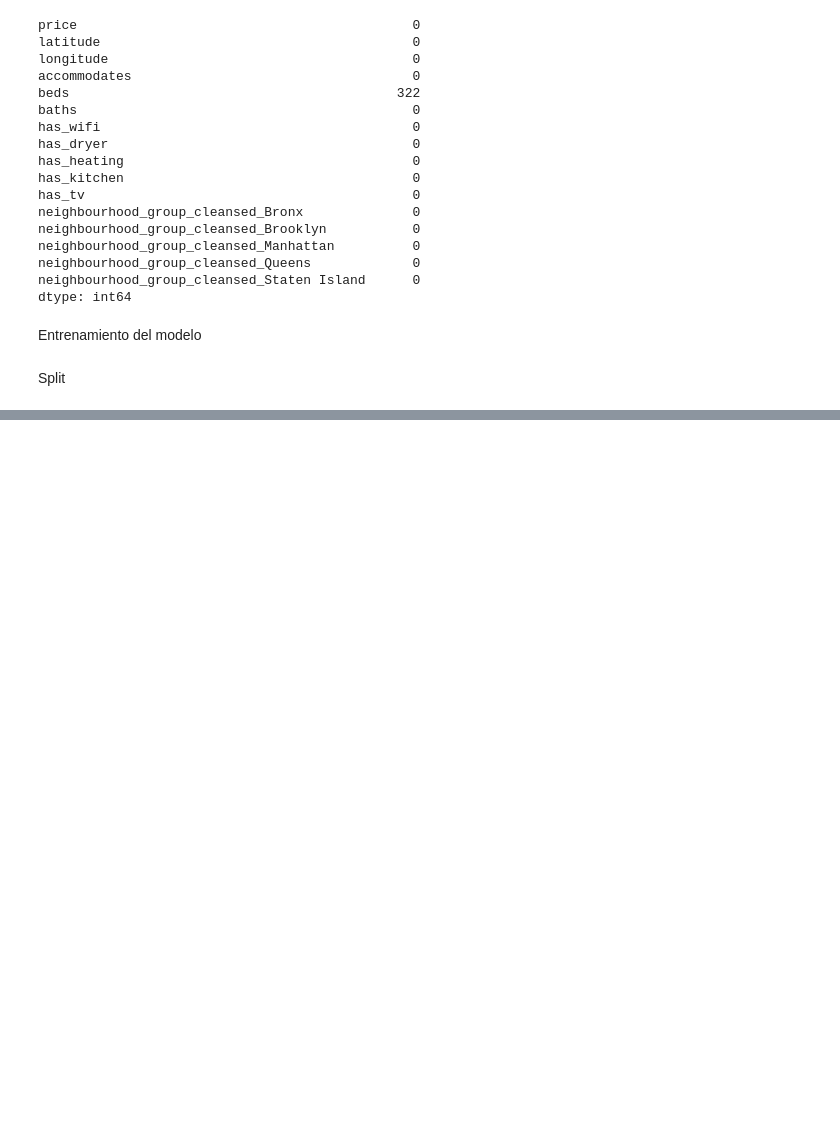
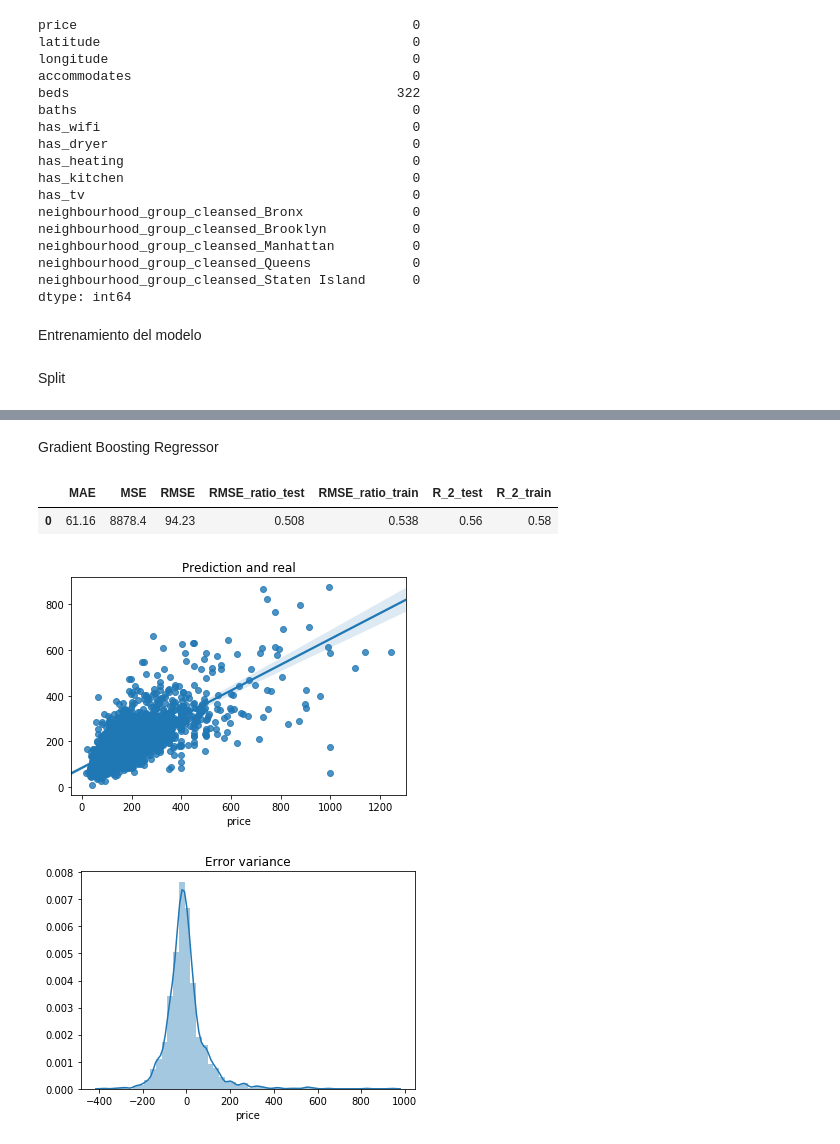
Before and after one commit to Divasson/VisualizacionDatosAirBnB, a Jupyter notebook: modelling/modelling.ipynb, the cells around one changed output, grey strips where cells are left out. Cells and saved outputs as stored; diff of their text form; code cells hidden in the pictures; blank space fills up the shorter version.

```diff
--- a/modelling/modelling.ipynb
+++ b/modelling/modelling.ipynb
@@ -252,0 +407,20 @@ y_val = df_validation["price"]
+# %% [markdown]
+Gradient Boosting Regressor
+# %%
+gbr_model = GradientBoostingRegressor(random_state = 101)
+gbr_model.fit(X_train, y_train)
+
+comment = ''
+
+analysis(
+    model = gbr_model,
+    X_train = X_train,
+    X_test = X_test,
+    y_train = y_train,
+    y_test = y_test
+)
+# %% [output]
+|  | MAE | MSE | RMSE | RMSE_ratio_test | RMSE_ratio_train | R_2_test | R_2_train |
+| 0 | 61.16 | 8878.4 | 94.23 | 0.508 | 0.538 | 0.56 | 0.58 |
+[figure, added]
+[figure, added]
```
Also changed, not shown: parts of 22 cells of this notebook.
